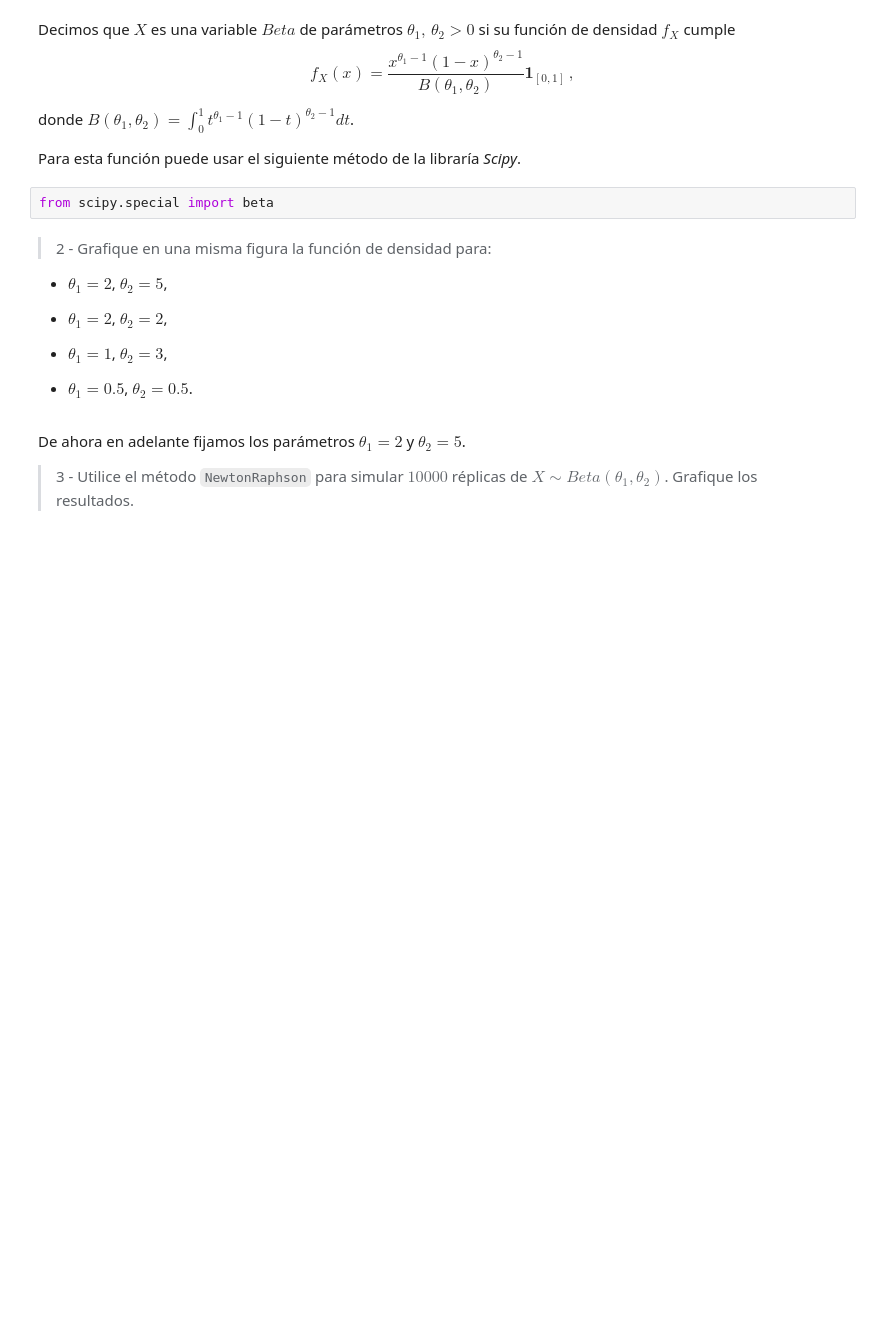
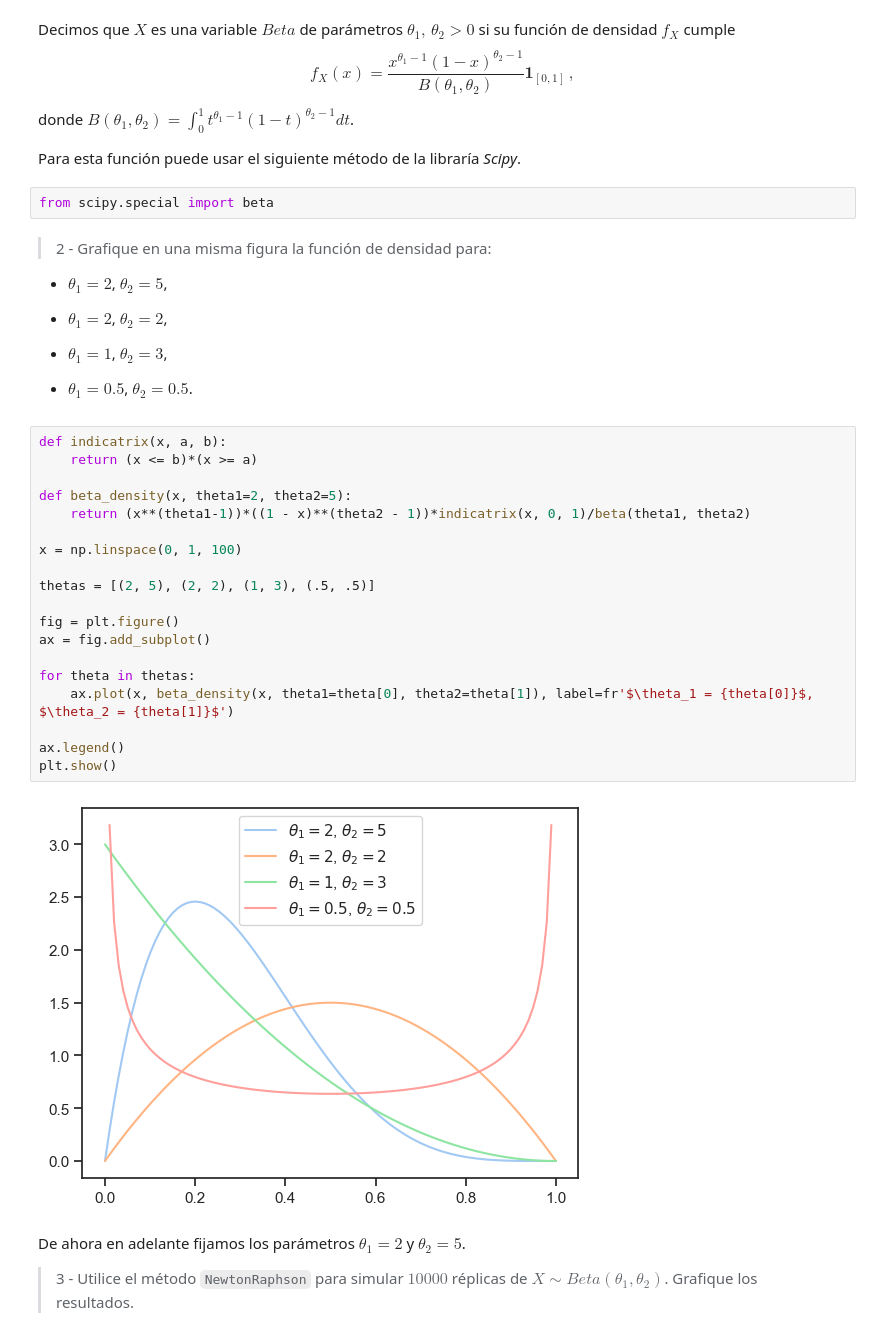
Before and after one commit to Miguel-Escobar/Sim-Estocastica, a Jupyter notebook: Lab 1/lab1.ipynb, the cells around one changed output. Cells and saved outputs as stored; diff of their text form; blank space fills up the shorter version.

```diff
--- a/Lab 1/lab1.ipynb
+++ b/Lab 1/lab1.ipynb
@@ -101,6 +185,27 @@ from scipy.special import beta
 - $\theta_1 = 1$, $\theta_2 = 3$,
 
 - $\theta_1 = 0.5$, $\theta_2 = 0.5$.
+# %%
+def indicatrix(x, a, b):
+    return (x <= b)*(x >= a)
+
+def beta_density(x, theta1=2, theta2=5):
+    return (x**(theta1-1))*((1 - x)**(theta2 - 1))*indicatrix(x, 0, 1)/beta(theta1, theta2)
+
+x = np.linspace(0, 1, 100)
+
+thetas = [(2, 5), (2, 2), (1, 3), (.5, .5)]
+
+fig = plt.figure()
+ax = fig.add_subplot()
+
+for theta in thetas:
+    ax.plot(x, beta_density(x, theta1=theta[0], theta2=theta[1]), label=fr'$\theta_1 = {theta[0]}$, $\theta_2 = {theta[1]}$')
+
+ax.legend()
+plt.show()
+# %% [output]
+[figure, added]
 # %% [markdown]
 De ahora en adelante fijamos los parámetros $\theta_1=2$ y $\theta_2=5$.
 
```
Also changed, not shown: parts of 7 cells of this notebook.
